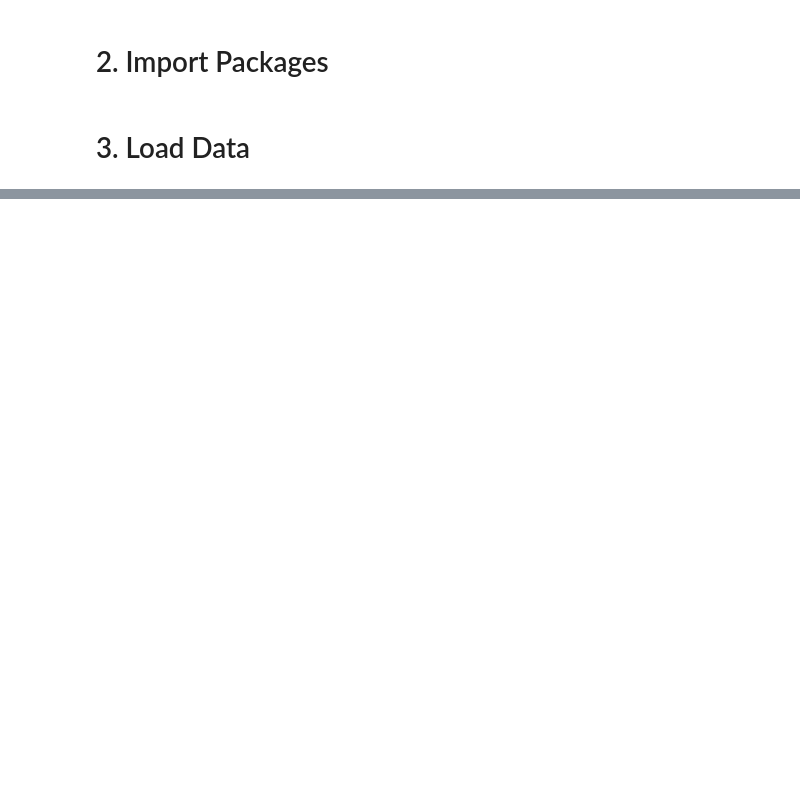
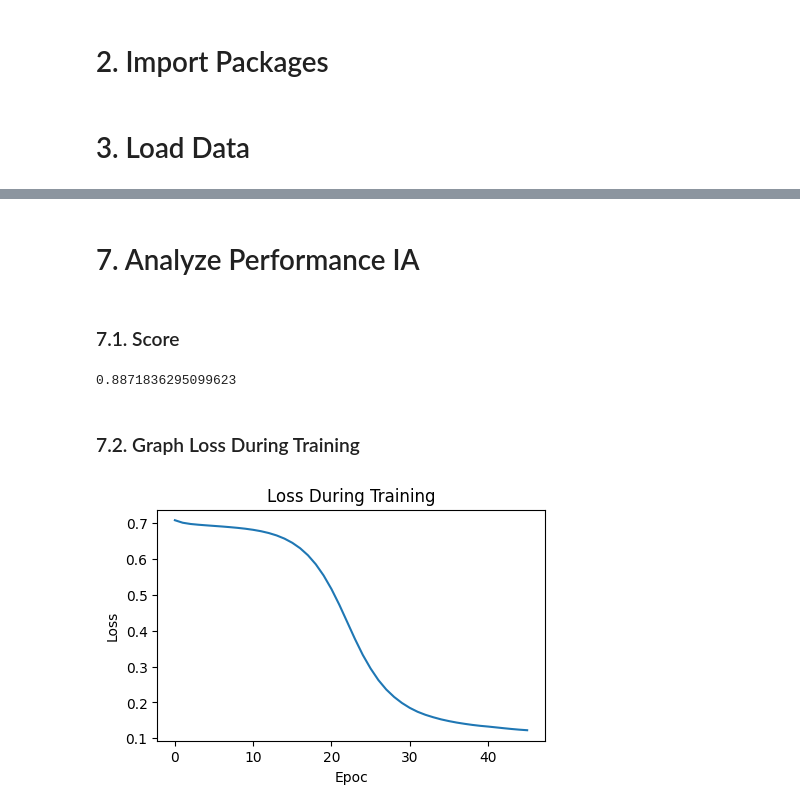
Before and after one commit to Fluffy-Fatec/Projeto-Integrador-Imagem-Classificador, a Jupyter notebook: Classificator.ipynb, the cells around one changed output, grey strips where cells are left out. Saved outputs shown, nothing was run; the diff lists cells and outputs as text; code cells hidden in the pictures; blank space fills up the shorter version.

```diff
--- a/Classificator.ipynb
+++ b/Classificator.ipynb
@@ -322,0 +282,18 @@ AttributeError: 'float' object has no attribute 'split'
+# %%
+ctmTr = cv.fit_transform(comment_train)
+comment_test_dtm = cv.transform(comment_test)
+# %%
+normalization = preprocessing.StandardScaler(with_mean=False)
+# %%
+normalization.fit(ctmTr)
+X = normalization.transform(ctmTr)
+# %%
+analyze_sentiment = MLPClassifier(hidden_layer_sizes=(5,2,2),
+                                   activation='relu',
+                                   solver='sgd',
+                                   max_iter=50,
+                                   early_stopping=True,
+                                   n_iter_no_change=10,
+                                   verbose=True)
+
+history = analyze_sentiment.fit(X, sentiment_train)
@@ -322,0 +318,20 @@ AttributeError: 'float' object has no attribute 'split'
+# %% [markdown]
+# 7. Analyze Performance IA
+# %% [markdown]
+### 7.1. Score
+# %%
+X_test = normalization.transform(comment_test_dtm)
+analyze_sentiment.score(X_test,sentiment_test)
+# %% [output]
+0.8871836295099623
+# %% [markdown]
+### 7.2. Graph Loss During Training
+# %%
+plt.figure(figsize=(5, 3))
+plt.plot(history.loss_curve_)
+plt.title('Loss During Training')
+plt.xlabel('Epoc')
+plt.ylabel('Loss')
+plt.show()
+# %% [output]
+[figure, added]
```
Also changed, not shown: parts of 73 cells of this notebook, 1 other file.
